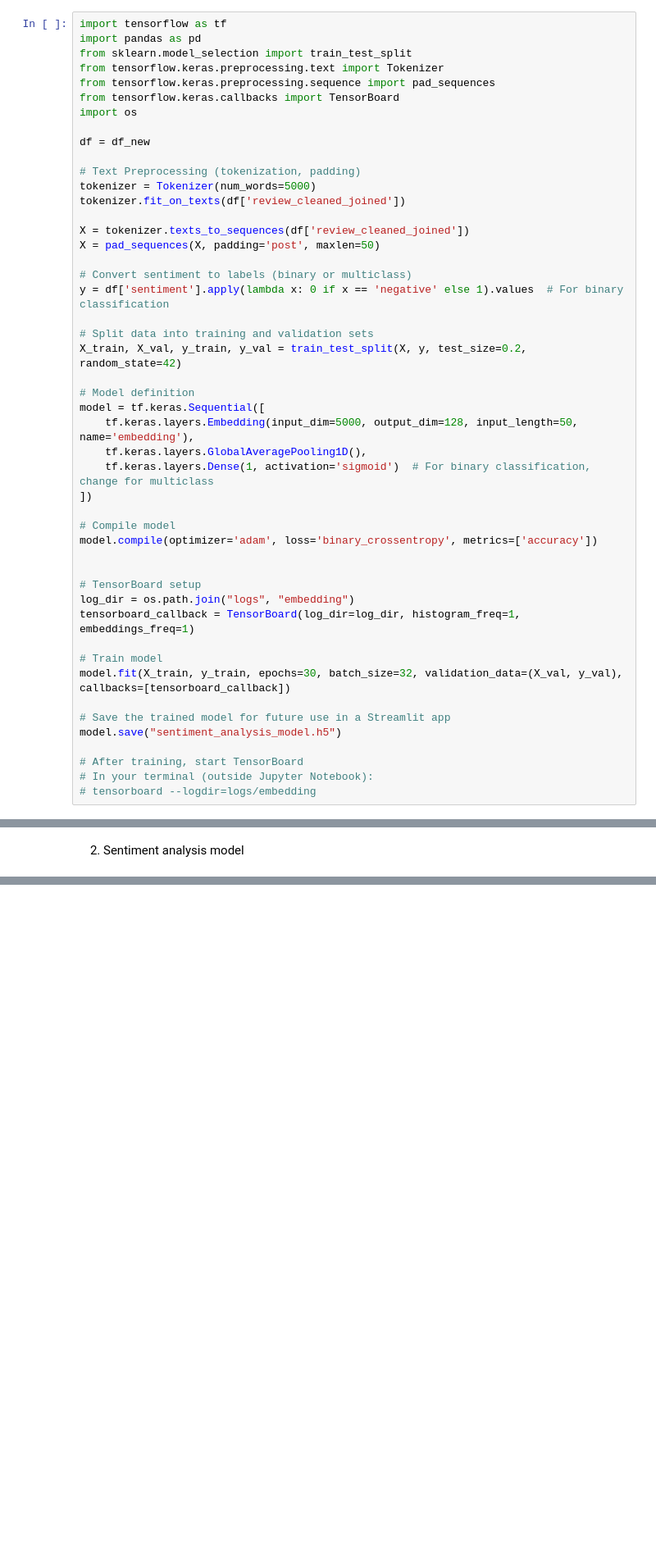
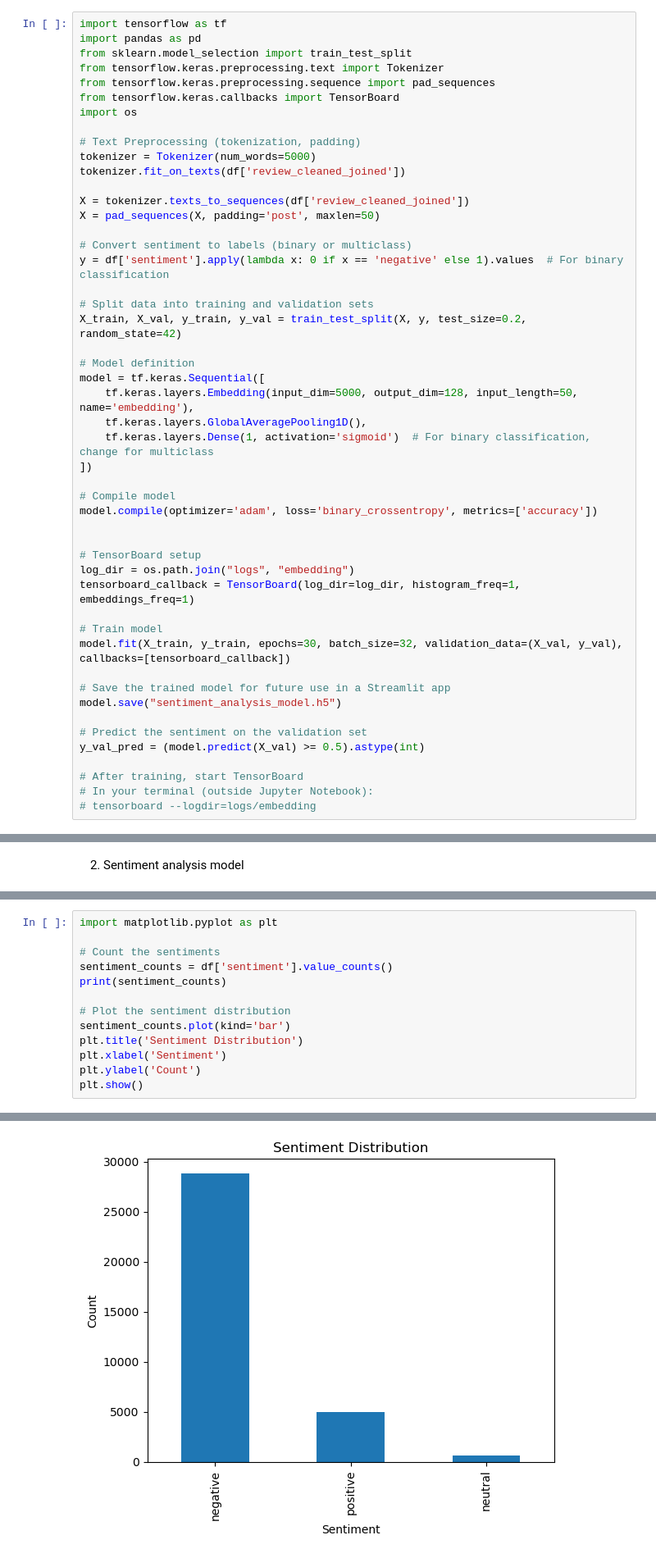
Before and after one commit to Alberto-Martinelli/nlp-supervised, a Jupyter notebook: main.ipynb, the cells around one changed output, grey strips where cells are left out. Shown at 82% size. Drawn from its saved outputs; the diff is of its cells as text; blank space fills up the shorter version.

```diff
--- a/main.ipynb
+++ b/main.ipynb
@@ -726,8 +625,6 @@ from tensorflow.keras.preprocessing.text import Tokenizer
 from tensorflow.keras.preprocessing.sequence import pad_sequences
 from tensorflow.keras.callbacks import TensorBoard
 import os
-
-df = df_new
 
 # Text Preprocessing (tokenization, padding)
 tokenizer = Tokenizer(num_words=5000)
@@ -763,6 +660,9 @@ model.fit(X_train, y_train, epochs=30, batch_size=32, validation_data=(X_val, y_
 # Save the trained model for future use in a Streamlit app
 model.save("sentiment_analysis_model.h5")
 
+# Predict the sentiment on the validation set
+y_val_pred = (model.predict(X_val) >= 0.5).astype(int)
+
 # After training, start TensorBoard
 # In your terminal (outside Jupyter Notebook):
 # tensorboard --logdir=logs/embedding
@@ -915,0 +813,14 @@ weighted avg       0.63      0.64      0.63      6886
+# %%
+import matplotlib.pyplot as plt
+
+# Count the sentiments
+sentiment_counts = df['sentiment'].value_counts()
+print(sentiment_counts)
+
+# Plot the sentiment distribution
+sentiment_counts.plot(kind='bar')
+plt.title('Sentiment Distribution')
+plt.xlabel('Sentiment')
+plt.ylabel('Count')
+plt.show()
+# %% [output]
@@ -915,0 +832 @@ weighted avg       0.63      0.64      0.63      6886
+[figure, added]
```
Also changed, not shown: parts of 20 cells of this notebook, 9 other files.
